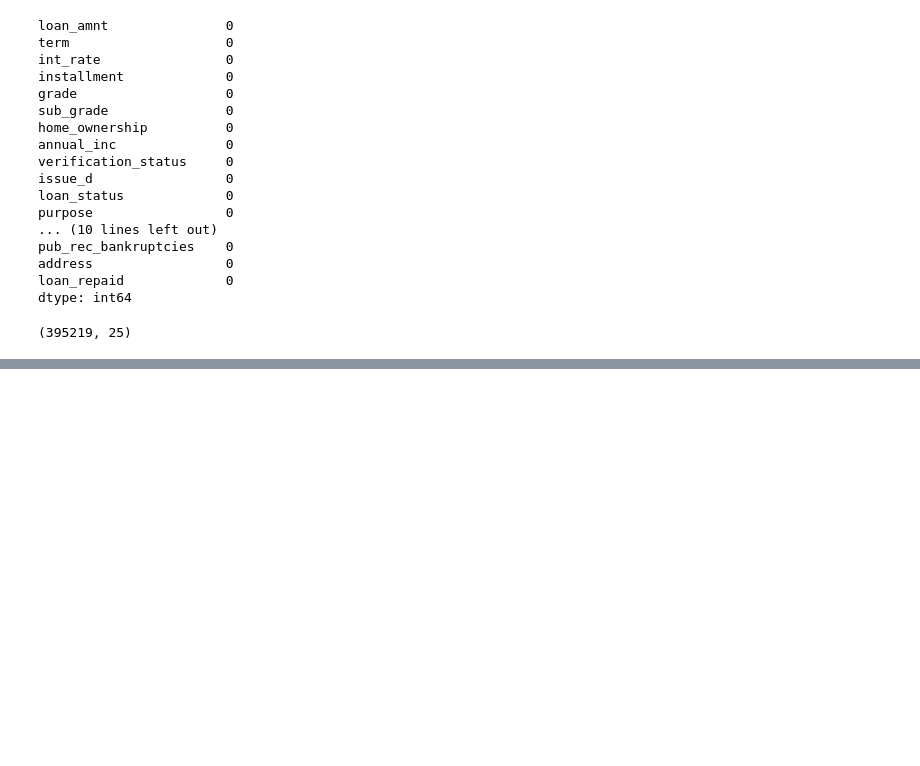
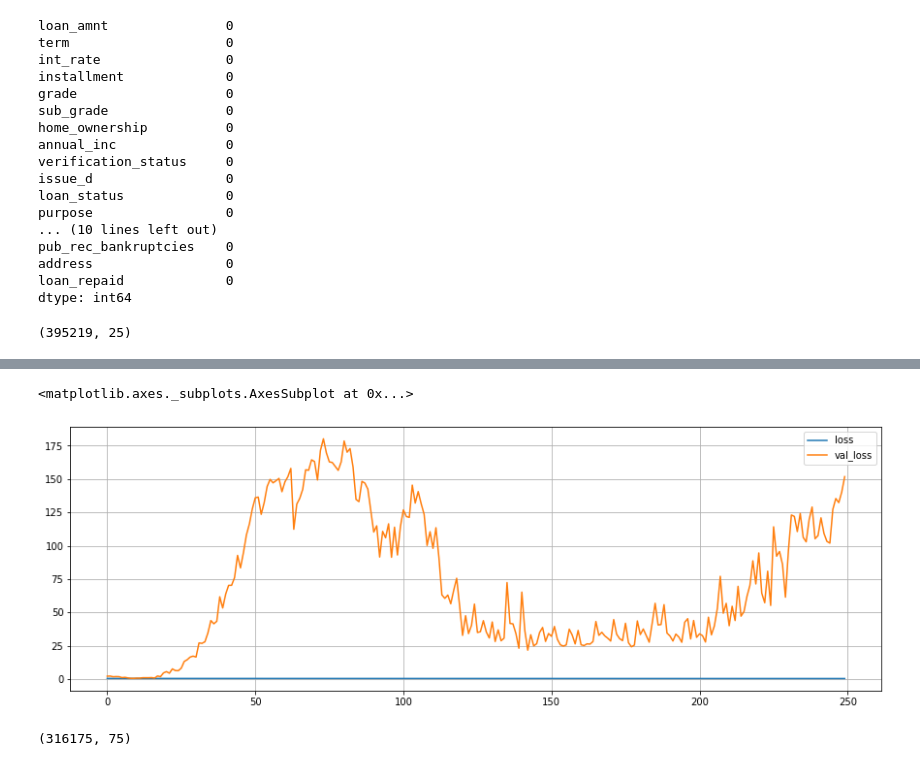
Before and after one commit to vishalrec1/Python, a Jupyter notebook: LendingClub_DataSet_Analysis_and_ANN_model_using_Keras.ipynb, the cells around one changed output, grey strips where cells are left out. Cells and saved outputs as stored; diff of their text form; code cells hidden in the pictures; blank space fills up the shorter version.

```diff
--- a/LendingClub_DataSet_Analysis_and_ANN_model_using_Keras.ipynb
+++ b/LendingClub_DataSet_Analysis_and_ANN_model_using_Keras.ipynb
@@ -1036,0 +1667,10 @@ df.shape
+# %%
+model = Sequential()
+# %%
+model.add(Dense(units=78,activation='relu'))
+model.add(Dense(units=78,activation='relu'))
+model.add(Dense(units=78,activation='relu'))
+
+model.add(Dense(units=1,activation='sigmoid'))
+
+model.compile(optimizer='adam',loss='binary_crossentropy')
@@ -1036,0 +1681,2 @@ df.shape
+# %%
+model.fit(x=X_train,y=y_train,epochs=250,validation_data=(X_test,y_test),batch_size=250)
@@ -1036,0 +1702,7 @@ df.shape
+# %%
+losses_df = pd.DataFrame(model.history.history)
+# %%
+losses_df.plot(figsize = (15,5),grid=True)
+# %% [output]
+<matplotlib.axes._subplots.AxesSubplot at 0x...>
+[figure, added]
@@ -1036,0 +1725,4 @@ df.shape
+# %%
+X_train.shape
+# %% [output]
+(316175, 75)
```
Also changed, not shown: parts of 120 cells of this notebook.
